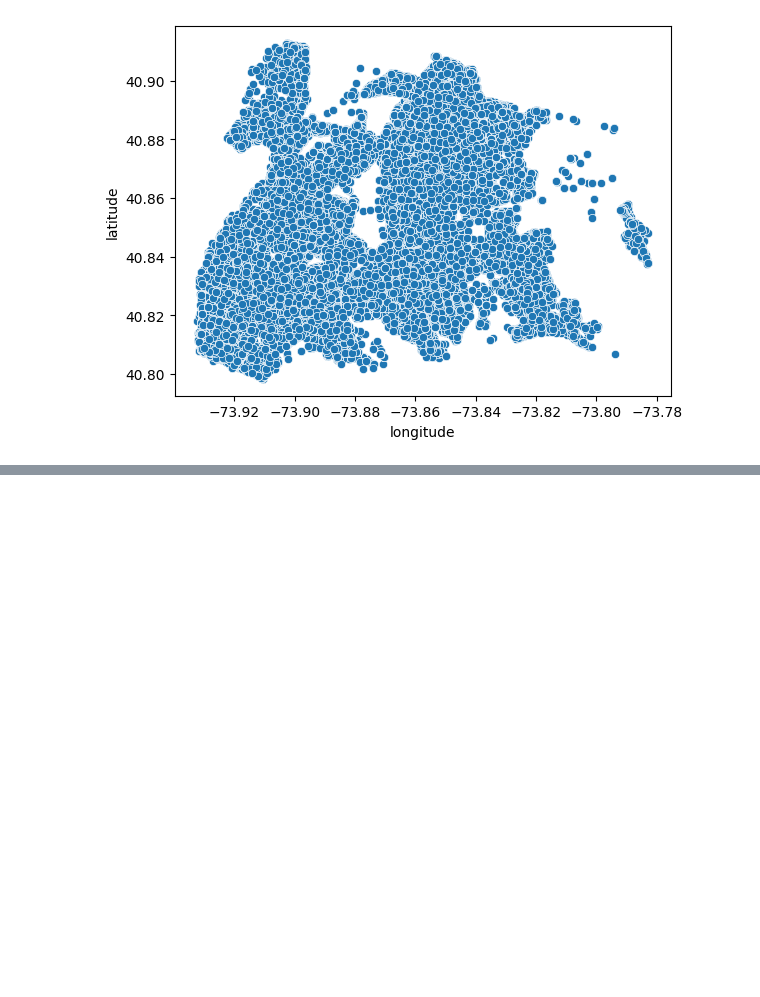
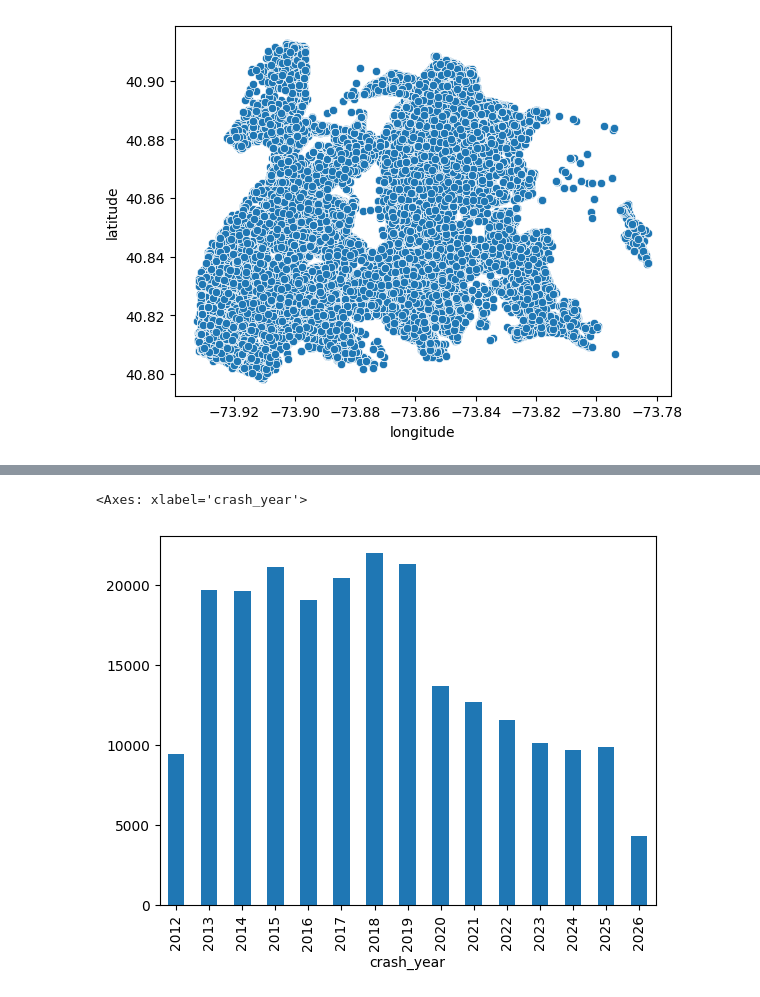
Before and after one commit to TonyMapeke/nyc-collision-clustering, a Jupyter notebook: notebooks/02_exploratory_data_analysis.ipynb, the cells around one changed output, grey strips where cells are left out. Drawn from its saved outputs; the diff is of its cells as text; code cells hidden in the pictures; blank space fills up the shorter version.

```diff
--- a/notebooks/02_exploratory_data_analysis.ipynb
+++ b/notebooks/02_exploratory_data_analysis.ipynb
@@ -127,0 +178,5 @@ sns.scatterplot(data=bronx_matched, x='longitude', y='latitude')
+# %%
+bronx_matched['crash_year'].value_counts().sort_index().plot(kind='bar')
+# %% [output]
+<Axes: xlabel='crash_year'>
+[figure, added]
```
Also changed, not shown: parts of 17 cells of this notebook.
